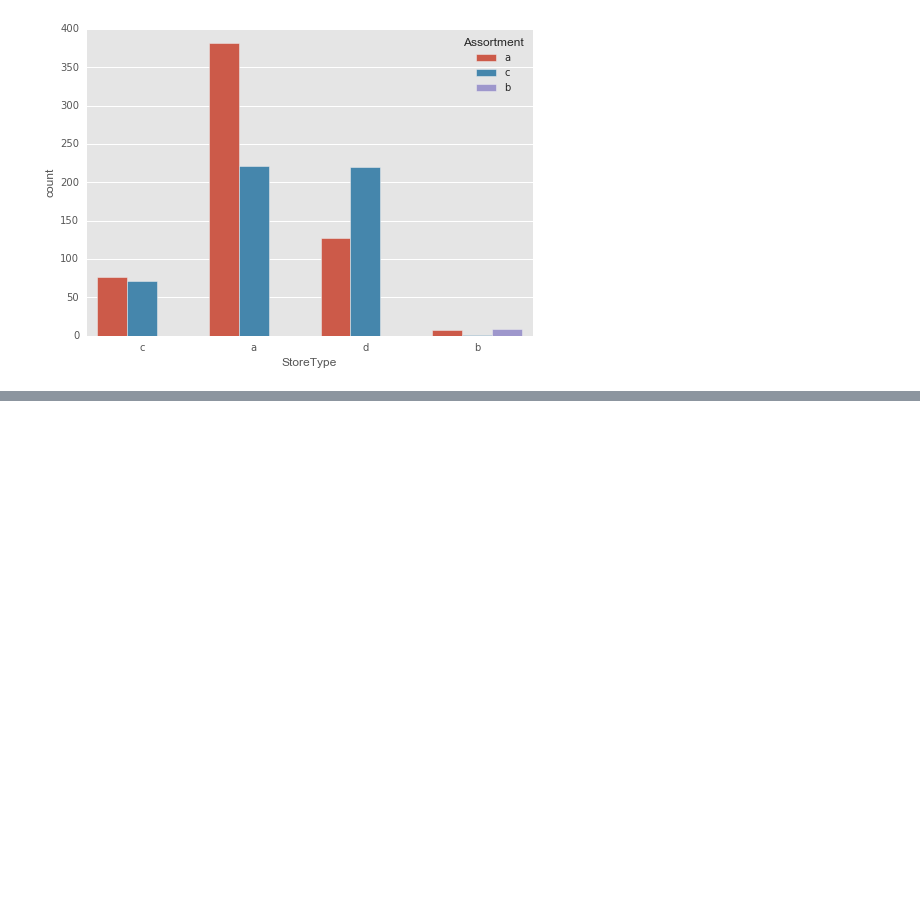
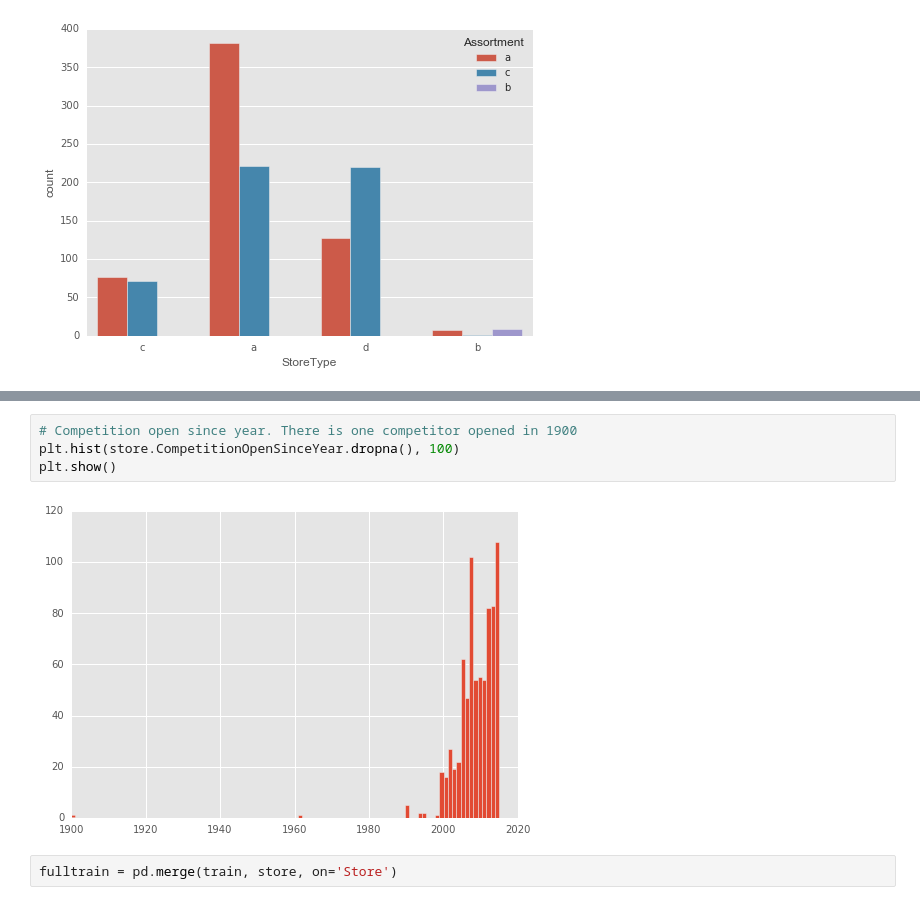
Before and after one commit to chaitu1385/RossmannKaggle, a Jupyter notebook: Data-Exploration/Rossmann Stores Forecasting.ipynb, the cells around one changed output, grey strips where cells are left out. Cells and saved outputs as stored; diff of their text form; blank space fills up the shorter version.

```diff
--- a/Data-Exploration/Rossmann Stores Forecasting.ipynb
+++ b/Data-Exploration/Rossmann Stores Forecasting.ipynb
@@ -465,0 +470,8 @@ sns.countplot(x="StoreType", hue="Assortment", data=store)#, palette="Greens_d")
+# %%
+# Competition open since year. There is one competitor opened in 1900
+plt.hist(store.CompetitionOpenSinceYear.dropna(), 100)
+plt.show()
+# %% [output]
+[figure, added]
+# %%
+fulltrain = pd.merge(train, store, on='Store')
```
Also changed, not shown: parts of 6 cells of this notebook.
